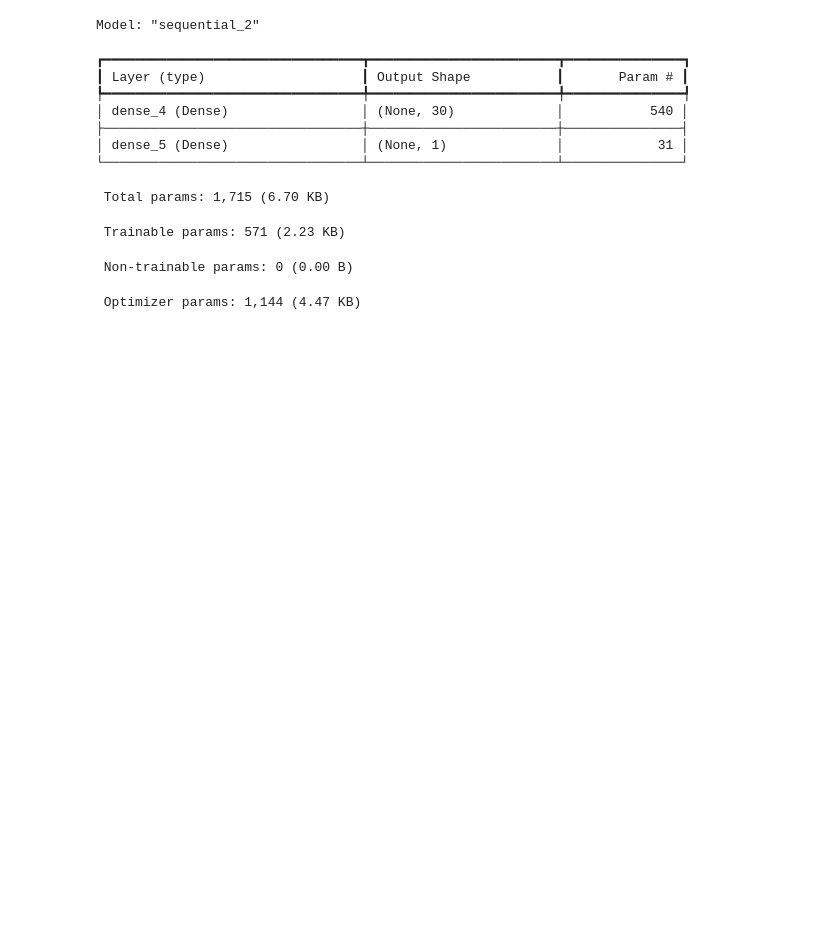
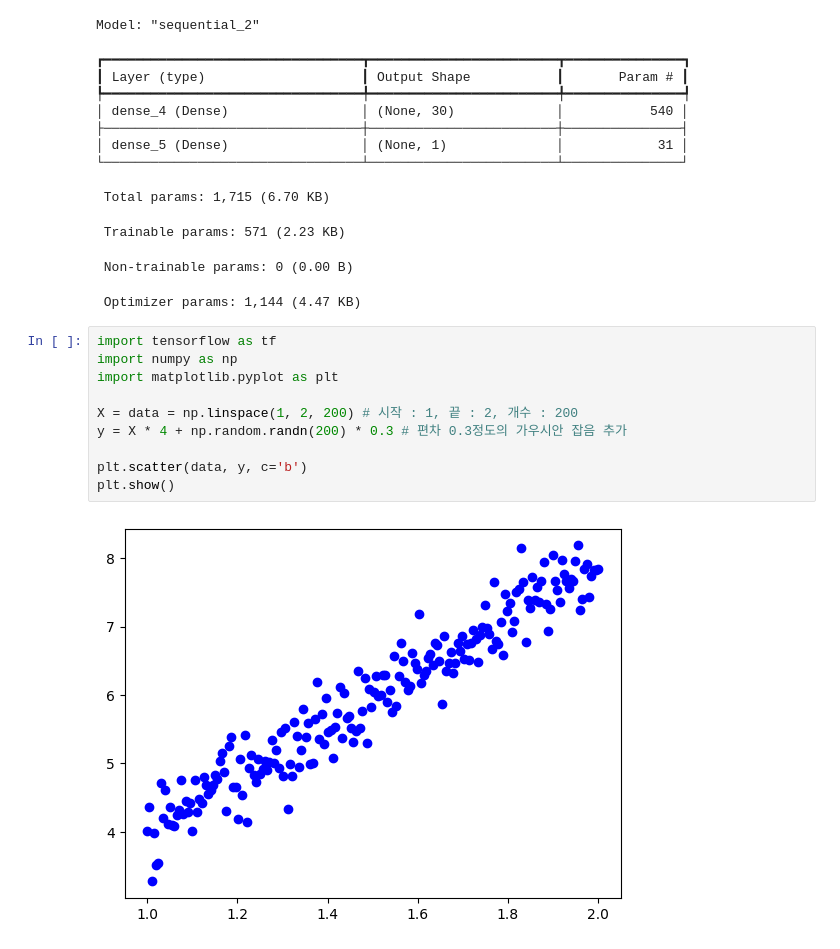
Before and after one commit to maaanzi/ubion, a Jupyter notebook: deepLearning/맛보기.ipynb, the cells around one changed output. Drawn from its saved outputs; the diff is of its cells as text; blank space fills up the shorter version.

```diff
--- a/deepLearning/맛보기.ipynb
+++ b/deepLearning/맛보기.ipynb
@@ -112,3 +112,15 @@ Model: "sequential_2"
  Trainable params: 571 (2.23 KB)
  Non-trainable params: 0 (0.00 B)
  Optimizer params: 1,144 (4.47 KB)
+# %%
+import tensorflow as tf
+import numpy as np
+import matplotlib.pyplot as plt
+
+X = data = np.linspace(1, 2, 200) # 시작 : 1, 끝 : 2, 개수 : 200
+y = X * 4 + np.random.randn(200) * 0.3 # 편차 0.3정도의 가우시안 잡음 추가
+
+plt.scatter(data, y, c='b')
+plt.show()
+# %% [output]
+[figure, added]
```
Also changed, not shown: parts of 3 cells of this notebook, 2 other files.
